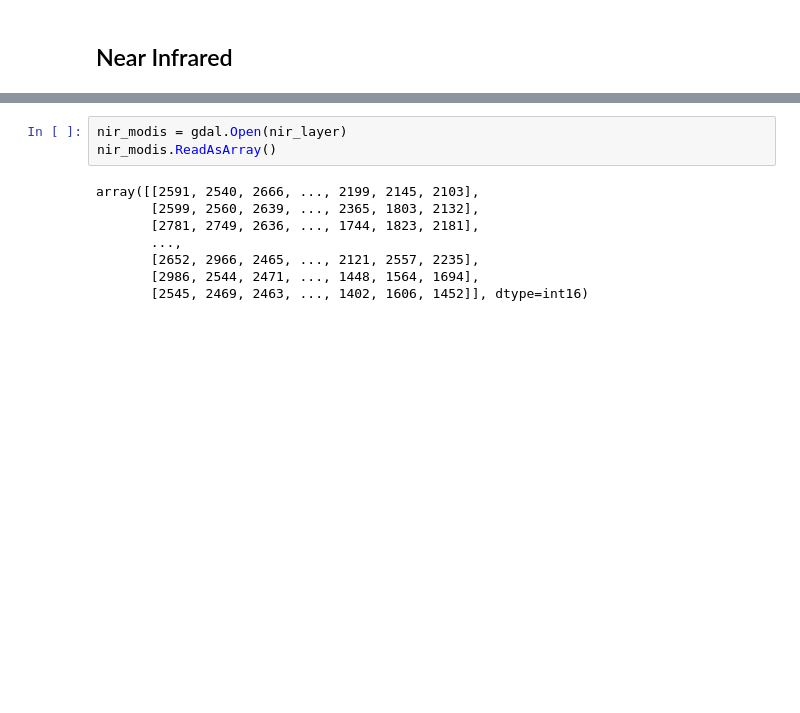
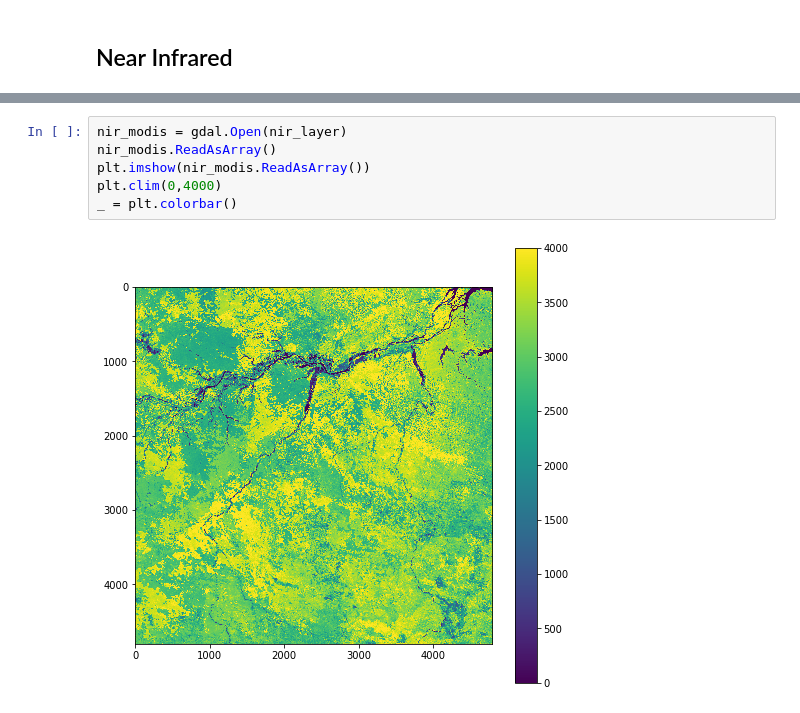
Before and after one commit to Sciguymjm/super-resolution, a Jupyter notebook: data/goes-composite.ipynb, the cells around one changed output, grey strips where cells are left out. Drawn from its saved outputs; the diff is of its cells as text; blank space fills up the shorter version.

```diff
--- a/data/goes-composite.ipynb
+++ b/data/goes-composite.ipynb
@@ -98,14 +92,11 @@ nir_layer, file_type
 # %%
 nir_modis = gdal.Open(nir_layer)
 nir_modis.ReadAsArray()
+plt.imshow(nir_modis.ReadAsArray())
+plt.clim(0,4000)
+_ = plt.colorbar()
 # %% [output]
-array([[2591, 2540, 2666, ..., 2199, 2145, 2103],
-       [2599, 2560, 2639, ..., 2365, 1803, 2132],
-       [2781, 2749, 2636, ..., 1744, 1823, 2181],
-       ...,
-       [2652, 2966, 2465, ..., 2121, 2557, 2235],
-       [2986, 2544, 2471, ..., 1448, 1564, 1694],
-       [2545, 2469, 2463, ..., 1402, 1606, 1452]], dtype=int16)
+[figure, added]
 # %%
 output = filepath.replace('.hdf', '.' + file_type + ".tif")
 gdal.Warp(output, nir_modis, dstSRS='EPSG:3857')
```
Also changed, not shown: parts of 31 cells of this notebook, 8 other files.
